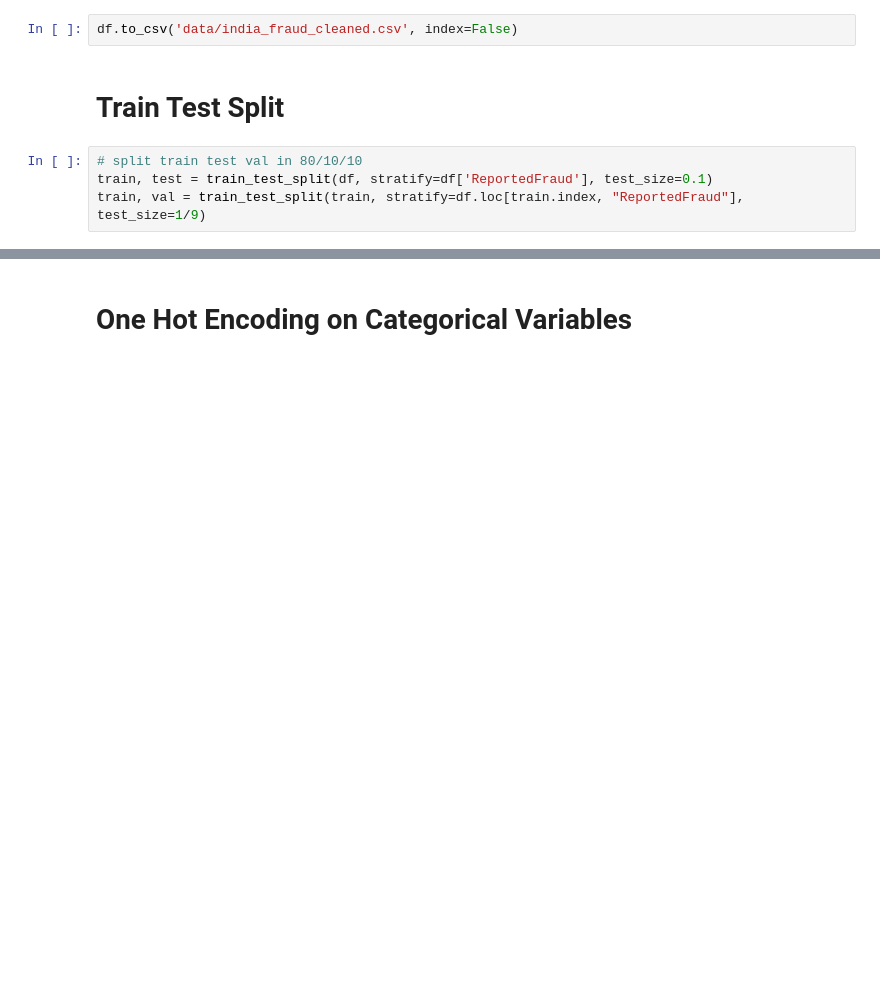
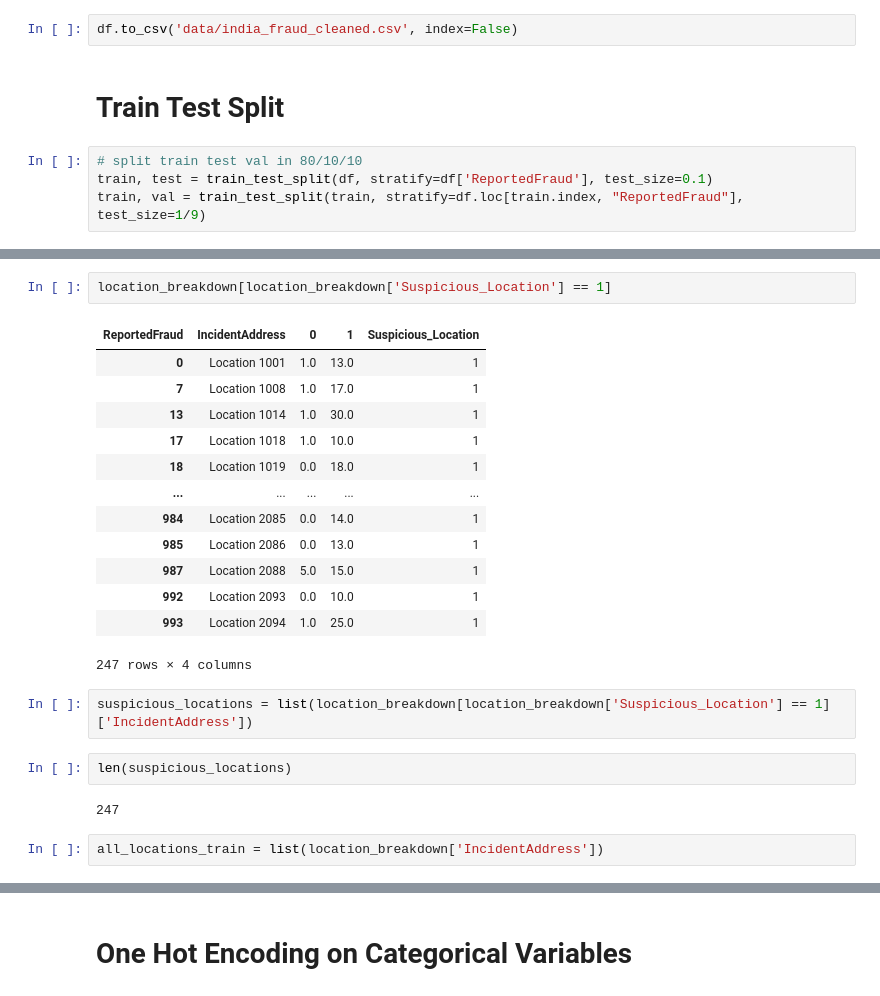
Before and after one commit to junweiteo/bt4012_insurance_fraud, a Jupyter notebook: Preprocess.ipynb, the cells around one changed output, grey strips where cells are left out. Saved outputs shown, nothing was run; the diff lists cells and outputs as text; blank space fills up the shorter version.

```diff
--- a/Preprocess.ipynb
+++ b/Preprocess.ipynb
@@ -175,0 +214,24 @@ train, val = train_test_split(train, stratify=df.loc[train.index, "ReportedFraud
+# %%
+location_breakdown[location_breakdown['Suspicious_Location'] == 1]
+# %% [output]
+| ReportedFraud | IncidentAddress | 0 | 1 | Suspicious_Location |
+| 0 | Location 1001 | 1.0 | 13.0 | 1 |
+| 7 | Location 1008 | 1.0 | 17.0 | 1 |
+| 13 | Location 1014 | 1.0 | 30.0 | 1 |
+| 17 | Location 1018 | 1.0 | 10.0 | 1 |
+| 18 | Location 1019 | 0.0 | 18.0 | 1 |
+| ... | ... | ... | ... | ... |
+| 984 | Location 2085 | 0.0 | 14.0 | 1 |
+| 985 | Location 2086 | 0.0 | 13.0 | 1 |
+| 987 | Location 2088 | 5.0 | 15.0 | 1 |
+| 992 | Location 2093 | 0.0 | 10.0 | 1 |
+| 993 | Location 2094 | 1.0 | 25.0 | 1 |
+247 rows × 4 columns
+# %%
+suspicious_locations = list(location_breakdown[location_breakdown['Suspicious_Location'] == 1]['IncidentAddress'])
+# %%
+len(suspicious_locations)
+# %% [output]
+247
+# %%
+all_locations_train = list(location_breakdown['IncidentAddress'])
```
Also changed, not shown: parts of 26 cells of this notebook.
